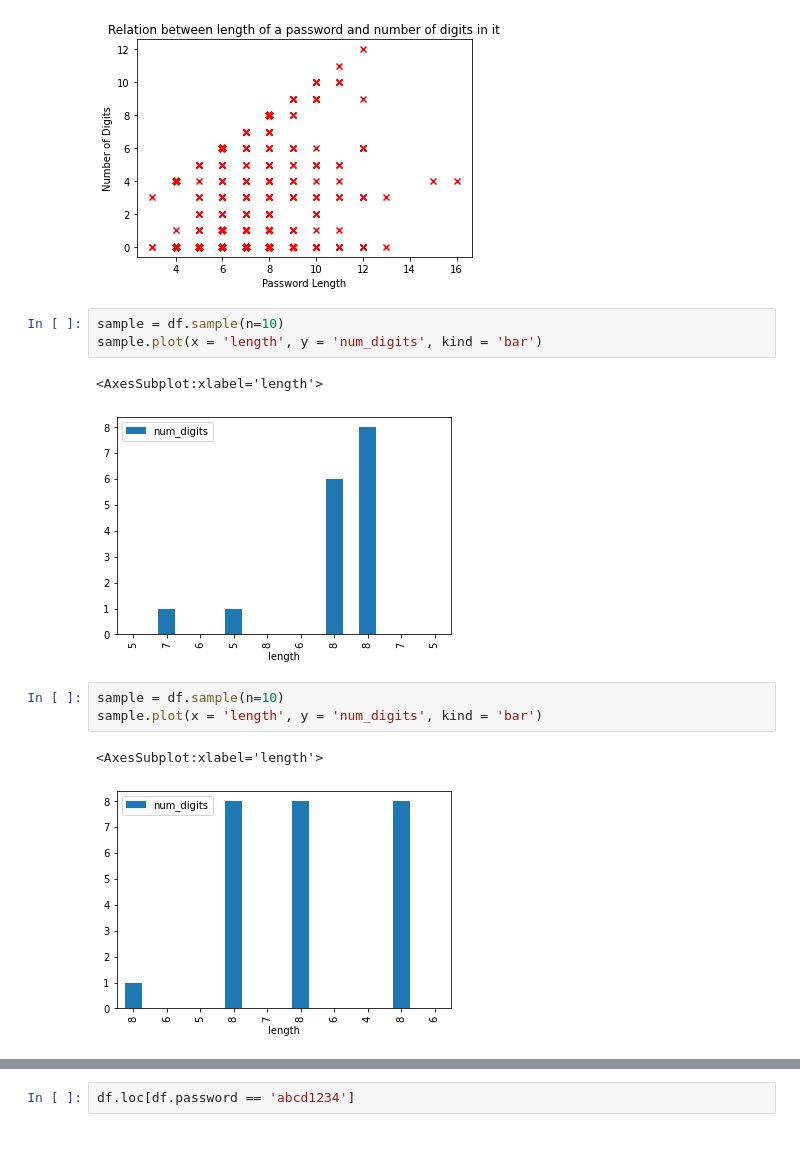
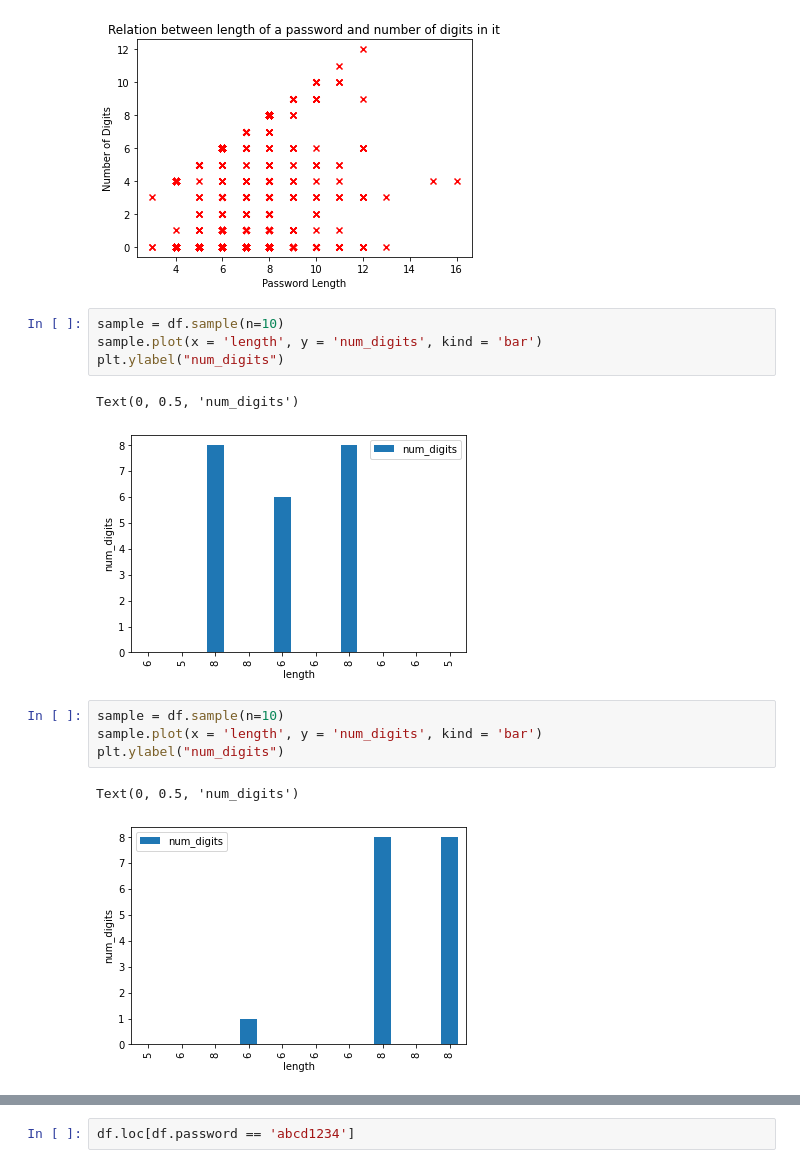
Before and after one commit to USF-CS663-Spring2022/lab-01-shubham0831, a Jupyter notebook: lab01.ipynb, the cells around one changed output, grey strips where cells are left out. Drawn from its saved outputs; the diff is of its cells as text.

Commit message:
added labels to histogram

```diff
--- a/lab01.ipynb
+++ b/lab01.ipynb
@@ -130,12 +131,14 @@ Text(0, 0.5, 'Number of Digits')
 # %%
 sample = df.sample(n=10)
 sample.plot(x = 'length', y = 'num_digits', kind = 'bar')
+plt.ylabel("num_digits")
 # %% [output]
-<AxesSubplot:xlabel='length'>
+Text(0, 0.5, 'num_digits')
-[figure, old version]
+[figure, new version]
 # %%
 sample = df.sample(n=10)
 sample.plot(x = 'length', y = 'num_digits', kind = 'bar')
+plt.ylabel("num_digits")
 # %% [output]
-<AxesSubplot:xlabel='length'>
+Text(0, 0.5, 'num_digits')
-[figure, old version]
+[figure, new version]
```
Also changed, not shown: parts of 6 cells of this notebook.
